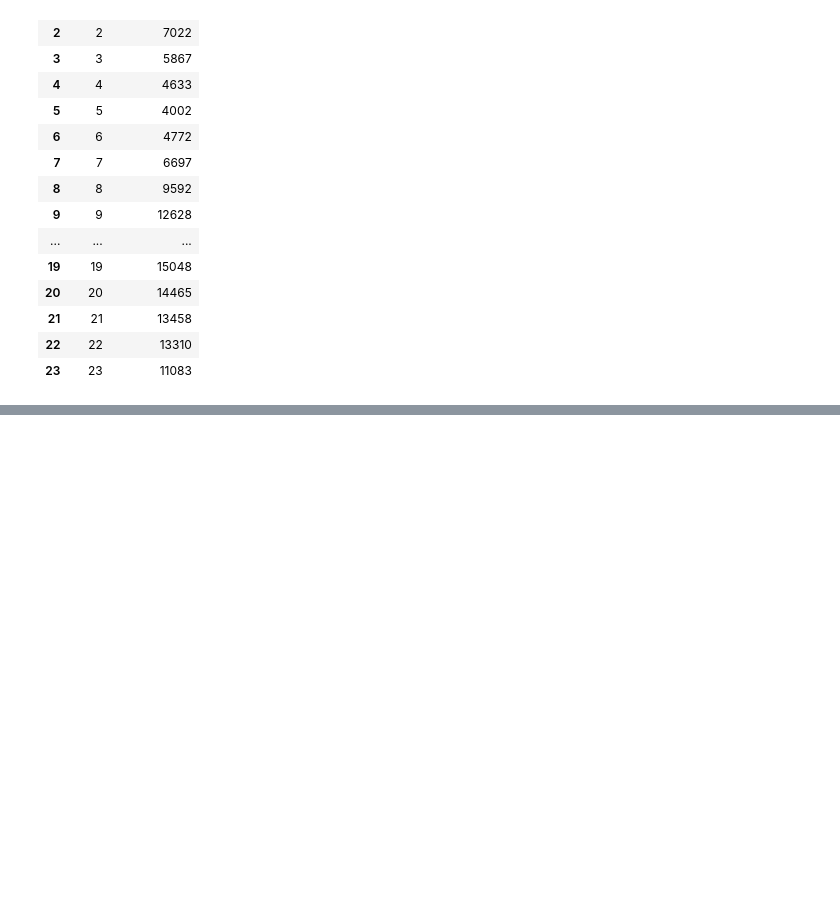
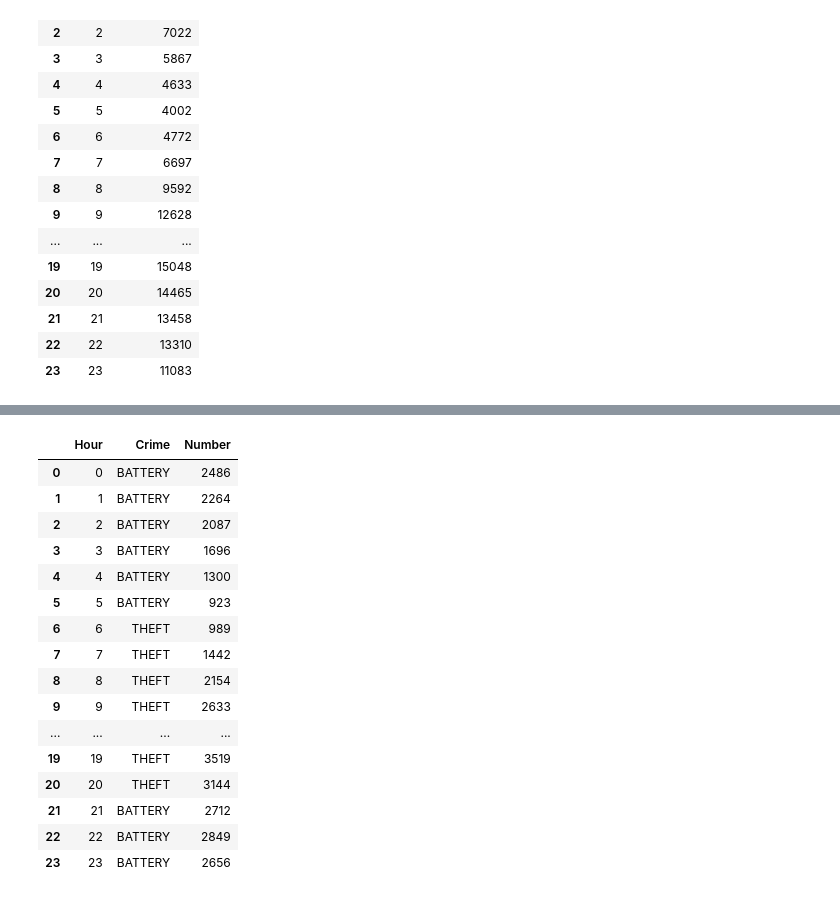
Before and after one commit to if1015-datascience-ufpe/2017-2-projeto-ajgan-rlsma-rcrs3, a Jupyter notebook: Project.ipynb, the cells around one changed output, grey strips where cells are left out. Cells and saved outputs as stored; diff of their text form; code cells hidden in the pictures; blank space fills up the shorter version.

```diff
--- a/Project.ipynb
+++ b/Project.ipynb
@@ -125,3 +154,39 @@ plt.show(ax)
+# %%
+aux = 0
+maxi = 0
+crime = ""
+hour_crime = []
+
+for row in crimes_type_hour.itertuples(index = False):
+    if aux != row[0]:
+        hour_crime.append((aux, crime, maxi))
+        maxi = 0
+        aux = row[0]
+    if row[2] > maxi:
+        maxi = row[2]
+        crime = row[1]
+hour_crime.append((aux, crime, maxi))
+
+most_common_crime = pd.DataFrame(hour_crime, columns = ['Hour', 'Crime', 'Number'])
+most_common_crime
+# %% [output]
+|  | Hour | Crime | Number |
+| 0 | 0 | BATTERY | 2486 |
+| 1 | 1 | BATTERY | 2264 |
+| 2 | 2 | BATTERY | 2087 |
+| 3 | 3 | BATTERY | 1696 |
+| 4 | 4 | BATTERY | 1300 |
+| 5 | 5 | BATTERY | 923 |
+| 6 | 6 | THEFT | 989 |
+| 7 | 7 | THEFT | 1442 |
+| 8 | 8 | THEFT | 2154 |
+| 9 | 9 | THEFT | 2633 |
+| ... | ... | ... | ... |
+| 19 | 19 | THEFT | 3519 |
+| 20 | 20 | THEFT | 3144 |
+| 21 | 21 | BATTERY | 2712 |
+| 22 | 22 | BATTERY | 2849 |
+| 23 | 23 | BATTERY | 2656 |
 # %%
 geolocator = Nominatim()
 location = geolocator.reverse("41.92449696, -87.64452163")
```
Also changed, not shown: parts of 3 cells of this notebook.
